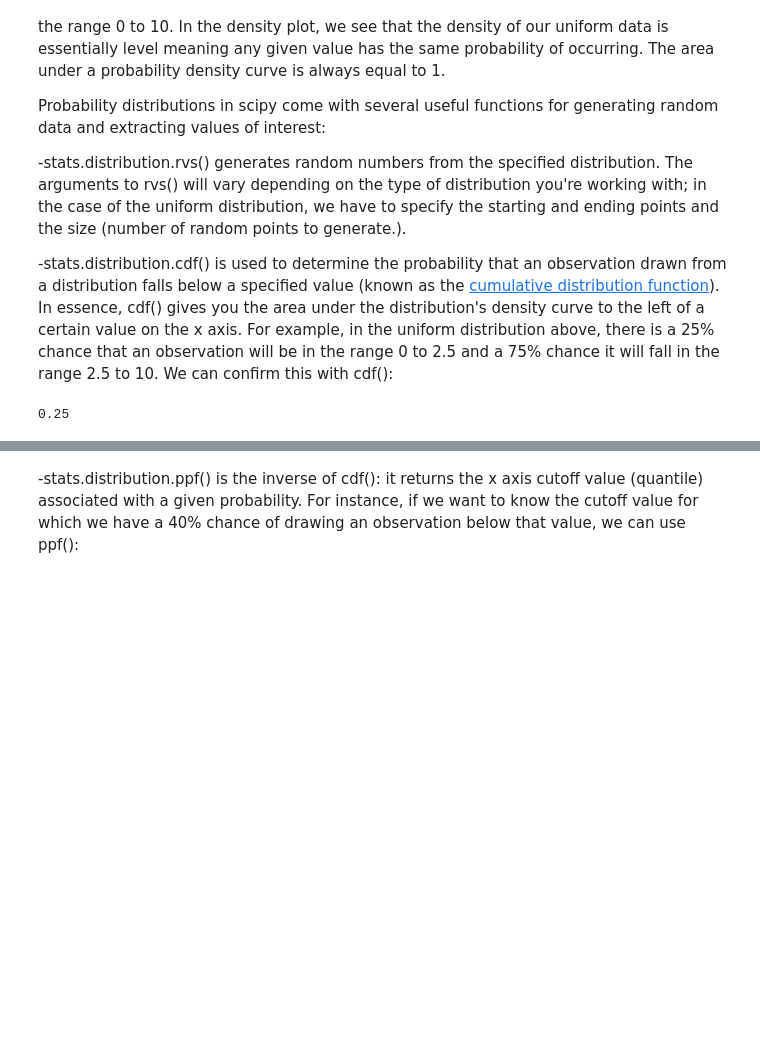
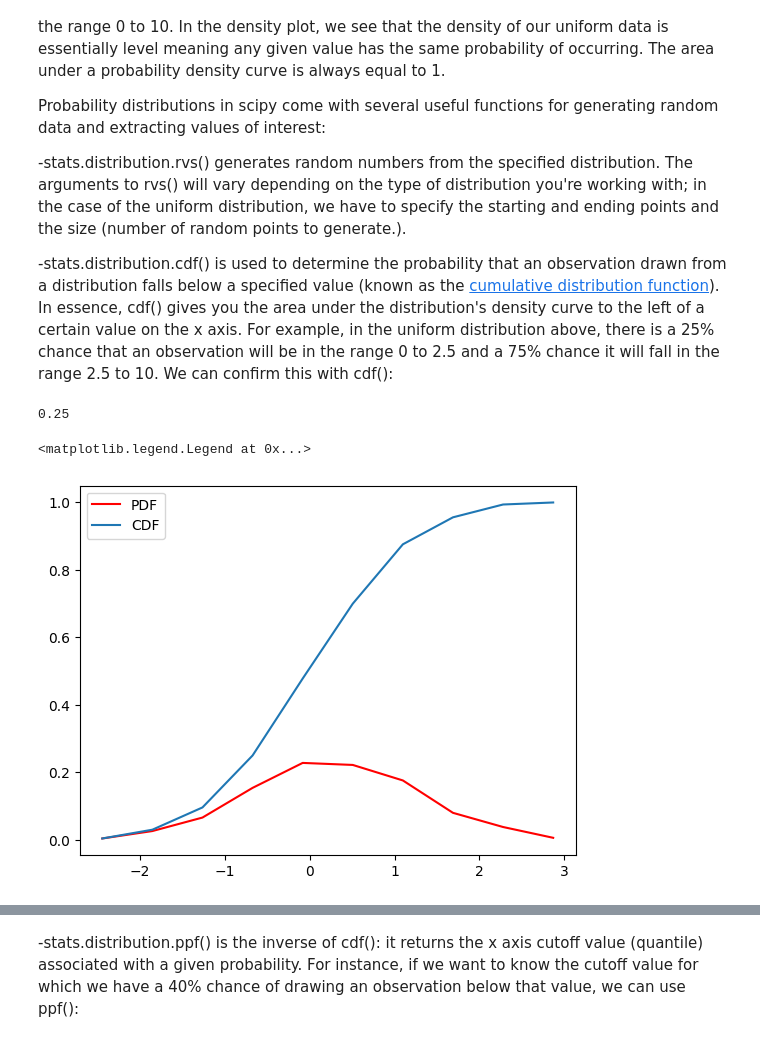
Before and after one commit to edwinmesa/dt_learn_data_science, a Jupyter notebook: edureka/Python_Machine_Learning/Statistics Inference/python-for-data-22-probability-distributions.ipynb, the cells around one changed output, grey strips where cells are left out. Saved outputs shown, nothing was run; the diff lists cells and outputs as text; code cells hidden in the pictures; blank space fills up the shorter version.

```diff
--- a/edureka/Python_Machine_Learning/Statistics Inference/python-for-data-22-probability-distributions.ipynb
+++ b/edureka/Python_Machine_Learning/Statistics Inference/python-for-data-22-probability-distributions.ipynb
@@ -44,3 +44,33 @@ stats.uniform.cdf(x=2.5,         # Cutoff value (quantile) to check
                   scale=10)      # Distribution end
 # %% [output]
 0.25
+# %%
+# defining the libraries
+import numpy as np
+import matplotlib.pyplot as plt
+import pandas as pd
+%matplotlib inline
+
+# No of Data points
+N = 500
+
+# initializing random values
+data = np.random.randn(N)
+
+# getting data of the histogram
+count, bins_count = np.histogram(data, bins=10)
+
+# finding the PDF of the histogram using count values
+pdf = count / sum(count)
+
+# using numpy np.cumsum to calculate the CDF
+# We can also find using the PDF values by looping and adding
+cdf = np.cumsum(pdf)
+
+# plotting PDF and CDF
+plt.plot(bins_count[1:], pdf, color="red", label="PDF")
+plt.plot(bins_count[1:], cdf, label="CDF")
+plt.legend()
+# %% [output]
+<matplotlib.legend.Legend at 0x...>
+[figure, added]
```
Also changed, not shown: parts of 1 cell of this notebook, 10 other files.
